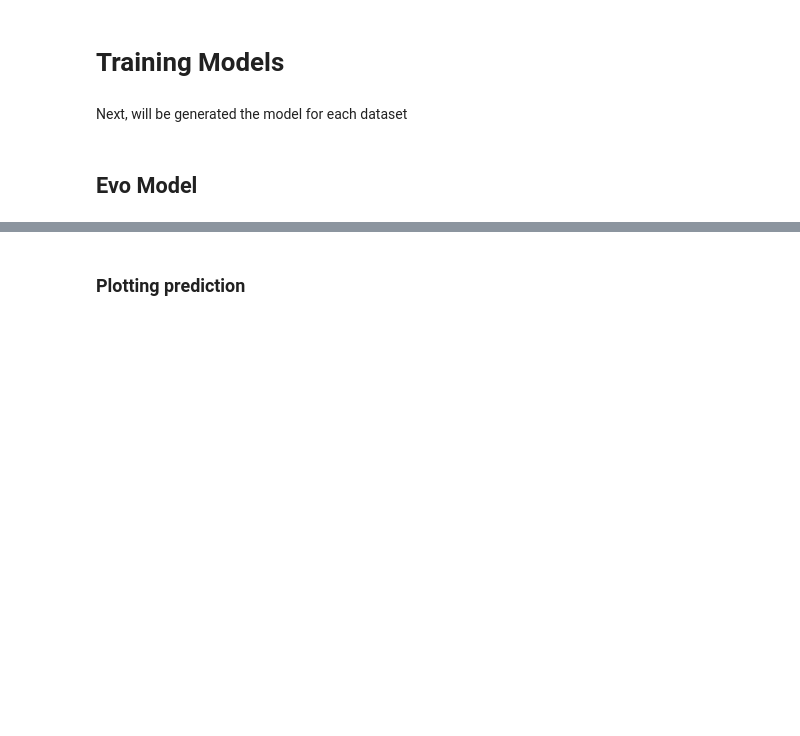
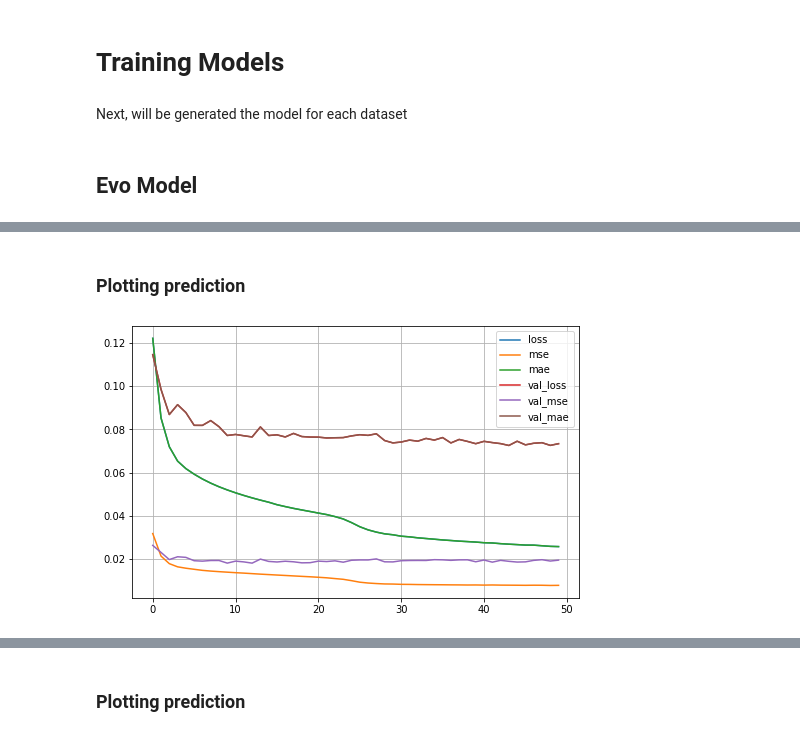
Before and after one commit to netlabufjf/timeseries-forecast, a Jupyter notebook: LSTMAnalysis.ipynb, the cells around one changed output, grey strips where cells are left out. Drawn from its saved outputs; the diff is of its cells as text; code cells hidden in the pictures; blank space fills up the shorter version.

Commit message:
Plotting separated from data generation

```diff
--- a/LSTMAnalysis.ipynb
+++ b/LSTMAnalysis.ipynb
@@ -47,6 +72,13 @@ end_period = '07-12'
 evo_data = evo_data[(evo_data.index >= '2018-'+init_period) & (evo_data.index <= '2018-'+end_period)]
 modo_data = modo_data[(modo_data.index >= '2018-'+init_period) & (modo_data.index <= '2018-'+end_period)]
 c2g_data = c2g_data[(c2g_data.index >= '2017-'+init_period) & (c2g_data.index <= '2017-'+end_period)]
+
+evo_data_single_var = evo_data_single_var[(evo_data_single_var.index >= '2018-'+init_period) &
+                                          (evo_data_single_var.index <= '2018-'+end_period)]
+modo_data_single_var = modo_data_single_var[(modo_data_single_var.index >= '2018-'+init_period) &
+                                            (modo_data_single_var.index <= '2018-'+end_period)]
+c2g_data_single_var = c2g_data_single_var[(c2g_data_single_var.index >= '2017-'+init_period) &
+                                          (c2g_data_single_var.index <= '2017-'+end_period)]
 # %%
 def train_size(data, size=0.7):
     # 70% of the data to use as train set
@@ -66,6 +98,10 @@ def norm_data(features, train_split):
 modo_norm = norm_data(modo_data, train_size(modo_data))
 evo_norm = norm_data(evo_data, train_size(evo_data))
 c2g_norm = norm_data(c2g_data, train_size(c2g_data))
+
+modo_norm_single_var = norm_data(modo_data_single_var, train_size(modo_data_single_var))
+evo_norm_single_var = norm_data(evo_data_single_var, train_size(evo_data_single_var))
+c2g_norm_single_var = norm_data(c2g_data_single_var, train_size(c2g_data_single_var))
 # %% [markdown]
 ## LSTM Data preparation
 # %% [markdown]
@@ -148,3 +184,16 @@ def lstm_model(train_data, validation_data, shape, epochs=10, evaluation_interva
 evo_train, evo_val, evo_shape = train_val_split(data=evo_norm, train_split=train_size(evo_norm), history_length=24, future_target=12)
 modo_train, modo_val, modo_shape = train_val_split(data=modo_norm, train_split=train_size(modo_norm), history_length=24, future_target=12)
 c2g_train, c2g_val, c2g_shape = train_val_split(data=c2g_norm, train_split=train_size(c2g_norm), history_length=24, future_target=12)
+
+evo_train_single_var, evo_val_single_var, evo_shape_single_var = train_val_split(data=evo_norm_single_var,
+                                                                                 train_split=train_size(evo_norm_single_var),
+                                                                                 history_length=24,
+                                                                                 future_target=12)
+modo_train_single_var, modo_val_single_var, modo_shape_single_var = train_val_split(data=modo_norm_single_var,
+                                                                                    train_split=train_size(modo_norm_single_var),
+                                                                                    history_length=24,
+                                                                                    future_target=12)
+c2g_train_single_var, c2g_val_single_var, c2g_shape_single_var = train_val_split(data=c2g_norm_single_var,
+                                                                                 train_split=train_size(c2g_norm_single_var),
+                                                                                 history_length=24,
+                                                                                 future_target=12)
@@ -215,0 +313,8 @@ Next, will be generated the model for each dataset
+# %%
+print('Evo Model Single Var')
+evo_model_single_var, evo_history_single_var = lstm_model(evo_train_single_var,
+                                                          evo_val_single_var,
+                                                          evo_shape_single_var,
+                                                          epochs=50,
+                                                          node_number=50
+                                                          )
@@ -215,0 +339,7 @@ Next, will be generated the model for each dataset
+# %% [markdown]
+### Plotting prediction
+# %%
+plot_train_history(evo_history_single_var,
+                   'Training and validation loss')
+# %% [output]
+[figure, added]
```
Also changed, not shown: parts of 45 cells of this notebook, 26 other files.
